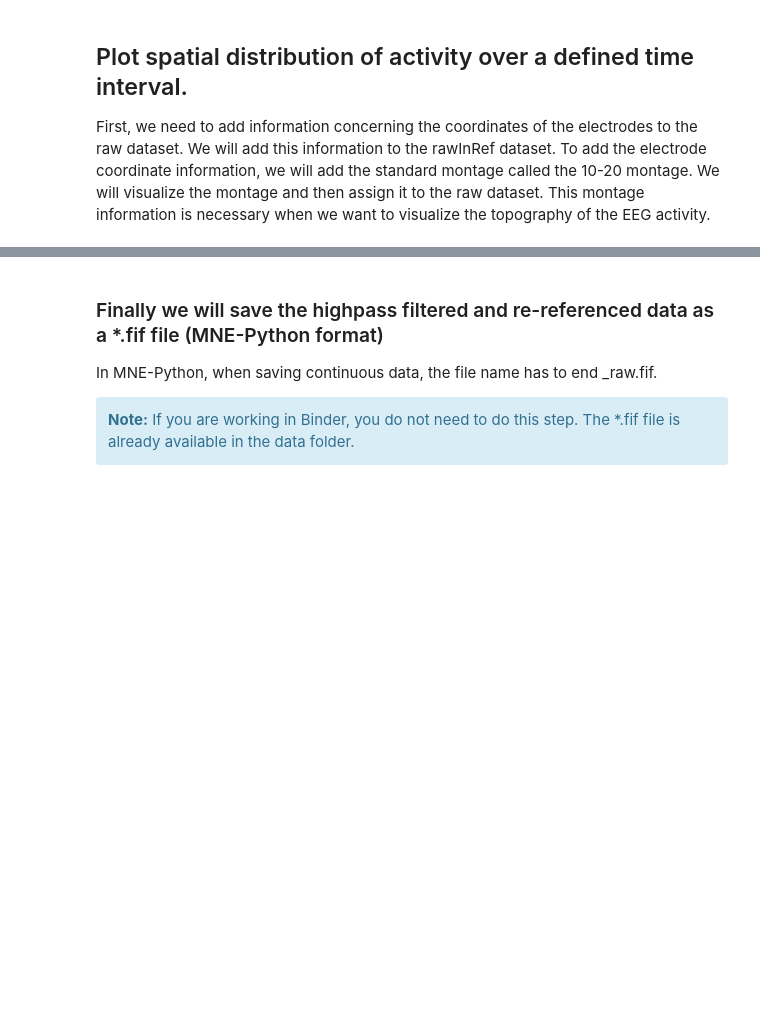
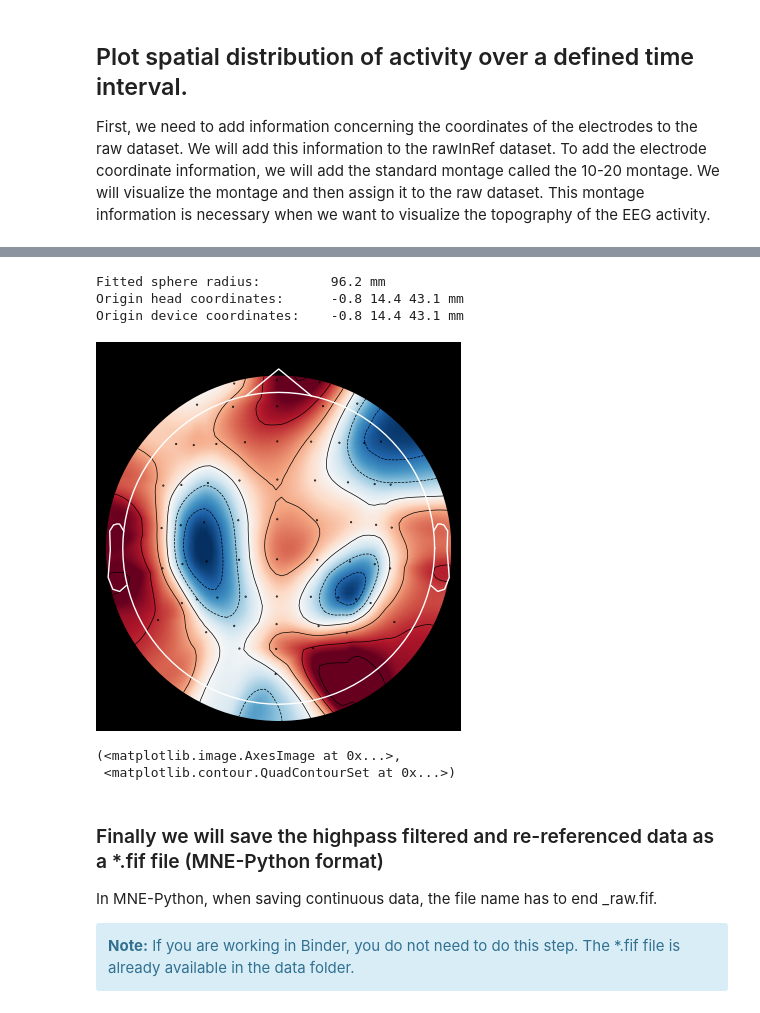
Before and after one commit to deebeebolger/DSC2025_EEG, a Jupyter notebook: DSC2025-EEG-Script1.ipynb, the cells around one changed output, grey strips where cells are left out. Saved outputs shown, nothing was run; the diff lists cells and outputs as text; code cells hidden in the pictures; blank space fills up the shorter version.

```diff
--- a/DSC2025-EEG-Script1.ipynb
+++ b/DSC2025-EEG-Script1.ipynb
@@ -259,3 +369,22 @@ mne.viz.plot_topomap(data2plot_segmean, rawInRef.info, ch_type='eeg', axes=ax1)
+# %%
+# Estimate the current source density using the Laplacian
+
+rawCSD = mne.preprocessing.compute_current_source_density(rawInRef, stiffness=4, lambda2=1e-5)
+data2plot_csd = np.array(rawCSD.get_data())
+
+data2plot_csd_seg = data2plot_csd[chanRange, timeIndx[0]:timeIndx[1]]
+data2plot_csd_segmean = np.mean(data2plot_csd_seg,1)
+
+# Visualize the average  CSD activity over the time interval as a topography
+fig2, ax2 = plt.subplots(1)
+mne.viz.plot_topomap(data2plot_csd_segmean, rawCSD.info, ch_type='eeg', axes=ax2)
+# %% [output]
+Fitted sphere radius:         96.2 mm
+Origin head coordinates:      -0.8 14.4 43.1 mm
+Origin device coordinates:    -0.8 14.4 43.1 mm
+[figure, added]
+(<matplotlib.image.AxesImage at 0x...>,
+ <matplotlib.contour.QuadContourSet at 0x...>)
 # %% [markdown]
 ### Finally we will save the highpass filtered and re-referenced data as a *.fif file (MNE-Python format)
 
```
Also changed, not shown: parts of 15 cells of this notebook, 1 other file.
